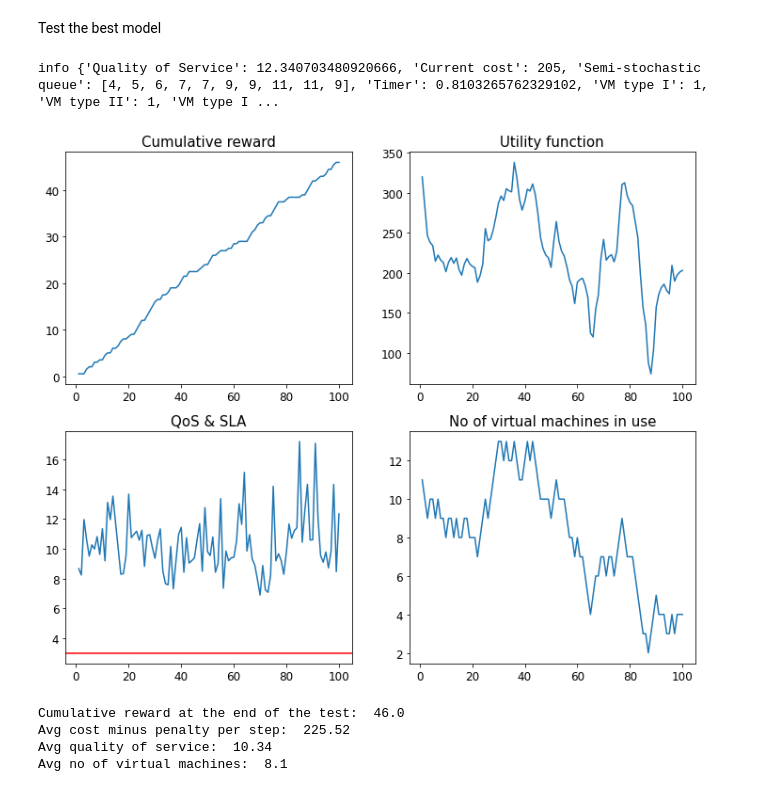
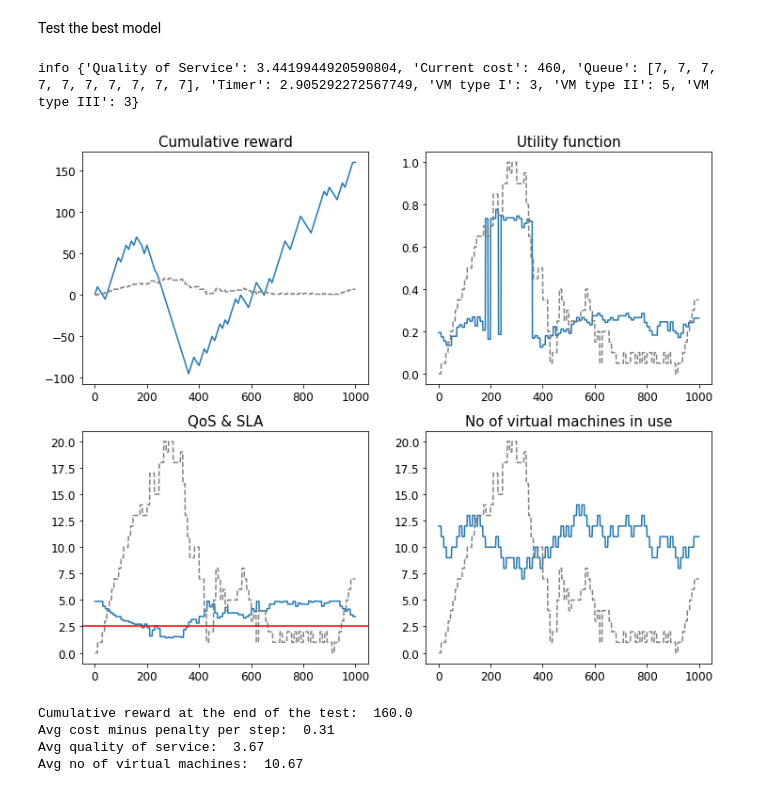
Before and after one commit to dkapczynska/Resource_management_RL, a Jupyter notebook: 05.Double_Deep_Q_Learning.ipynb, the cells around one changed output. Saved outputs shown, nothing was run; the diff lists cells and outputs as text; code cells hidden in the pictures.

```diff
--- a/05.Double_Deep_Q_Learning.ipynb
+++ b/05.Double_Deep_Q_Learning.ipynb
@@ -29,33 +29,24 @@ import warnings
 warnings.filterwarnings("ignore")
 # %%
 # SIM PARAMETERS
-SLA = 3
+SLA = 2.5
 VM_TYPE1 = 7
 VM_TYPE2 = 3
 VM_TYPE3 = 1
-SCENARIO = 'train'
-PENALTY = 200
+PENALTY = 500
 STEPS = 100
 ALPHA = 0.5
 BETA = 0.5
+SCENARIO = "Environment/Scenarios/train_DDQN.txt"
 
 GAMMA = 0.99
-# Learing rate for neural network
-LEARNING_RATE = 0.003
-# Maximum number of game steps (state, action, reward, next state) to keep
+LEARNING_RATE = 1e-3
 MEMORY_SIZE = 10000000
-# Sample batch size for policy network update
 BATCH_SIZE = 5
-# Number of game steps to play before starting training (all random actions)
 REPLAY_START_SIZE = 50000
-# Number of steps between policy -> target network update
 SYNC_TARGET_STEPS = 1000
-# Exploration rate (epsilon) is probability of choosing a random action
 EXPLORATION_MAX = 1.0
 EXPLORATION_MIN = 0.05
-# Reduction in epsilon with each game step
 EXPLORATION_DECAY = 0.9999
-# Training episodes
-TRAINING_EPISODES = 50
-# Save results
+TRAINING_EPISODES = 100
 RESULTS_NAME = 'ddqn'
@@ -198,7 +196,7 @@ def run_dist_app():
               vm_3 = VM_TYPE3,
               steps = STEPS,
               penalty = PENALTY,
-              scenario = 'train',
+              scenario = SCENARIO,
               alpha = ALPHA,
               beta = BETA)
 
@@ -479,13 +359,13 @@ Run: 50, Exploration:  1.000, Average reward:  0.5, Mean quality of service: 10.
 # %% [markdown]
 Test the best model
 # %%
-SCENARIO = 'test_scenario_1'
+SCENARIO = 'Environment/Scenarios/test_scenario_1_DDQN.txt'
 test_model_Qlearning(best_net, SLA, VM_TYPE1, VM_TYPE2, VM_TYPE3, STEPS, SCENARIO, PENALTY, ALPHA, BETA)
 # %% [output]
-info {'Quality of Service': 12.340703480920666, 'Current cost': 205, 'Semi-stochastic queue': [4, 5, 6, 7, 7, 9, 9, 11, 11, 9], 'Timer': 0.8103265762329102, 'VM type I': 1, 'VM type II': 1, 'VM type I ...
+info {'Quality of Service': 3.4419944920590804, 'Current cost': 460, 'Queue': [7, 7, 7, 7, 7, 7, 7, 7, 7, 7], 'Timer': 2.905292272567749, 'VM type I': 3, 'VM type II': 5, 'VM type III': 3}
-[figure, old version]
+[figure, new version]
-Cumulative reward at the end of the test:  46.0
-Avg cost minus penalty per step:  225.52
-Avg quality of service:  10.34
-Avg no of virtual machines:  8.1
+Cumulative reward at the end of the test:  160.0
+Avg cost minus penalty per step:  0.31
+Avg quality of service:  3.67
+Avg no of virtual machines:  10.67
 # %%
```
Also changed, not shown: parts of 6 cells of this notebook.
